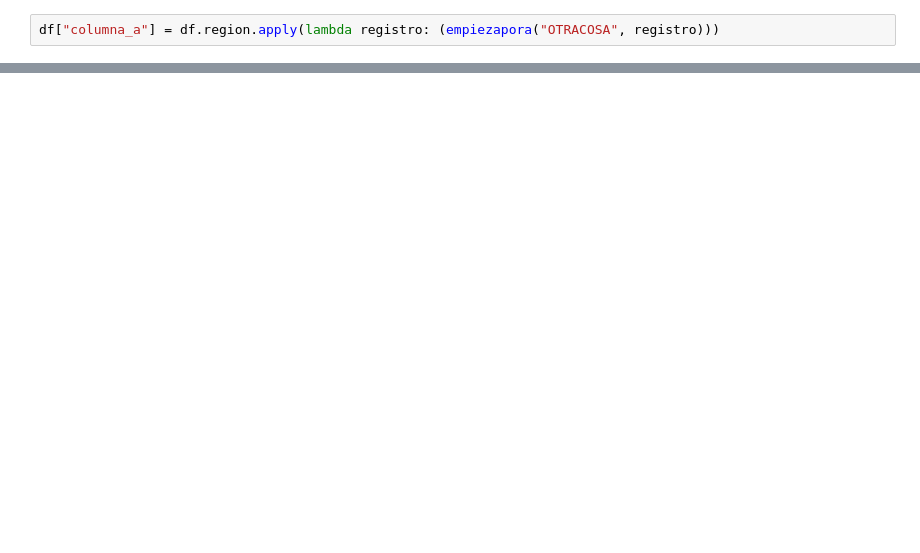
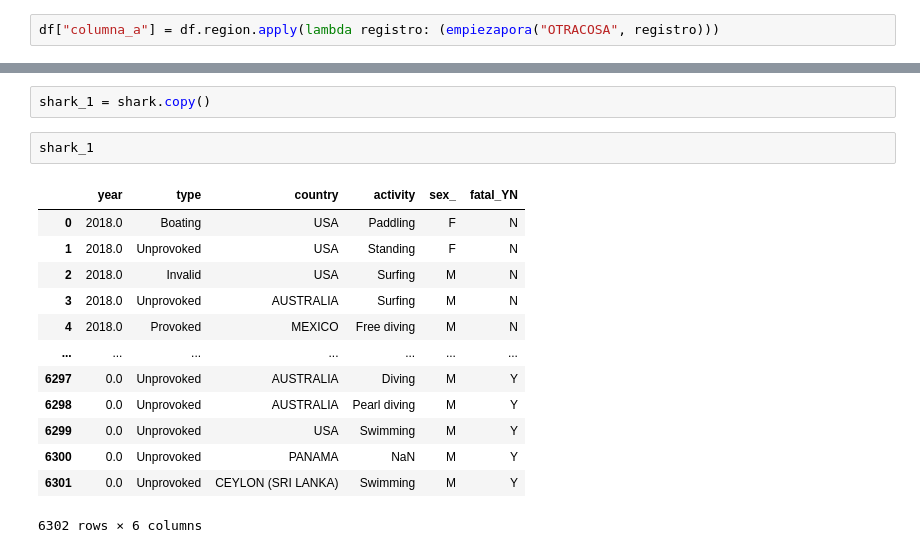
Before and after one commit to AntonioLopga12/-pandas-projec-, a Jupyter notebook: Pandas_sharks.ipynb, the cells around one changed output, grey strips where cells are left out. Cells and saved outputs as stored; diff of their text form; blank space fills up the shorter version.

```diff
--- a/Pandas_sharks.ipynb
+++ b/Pandas_sharks.ipynb
@@ -773,0 +1123,18 @@ df["columna_a"] = df.region.apply(lambda registro: (empiezapora("OTRACOSA", regi
+# %%
+shark_1 = shark.copy()
+# %%
+shark_1
+# %% [output]
+|  | year | type | country | activity | sex_ | fatal_YN |
+| 0 | 2018.0 | Boating | USA | Paddling | F | N |
+| 1 | 2018.0 | Unprovoked | USA | Standing | F | N |
+| 2 | 2018.0 | Invalid | USA | Surfing | M | N |
+| 3 | 2018.0 | Unprovoked | AUSTRALIA | Surfing | M | N |
+| 4 | 2018.0 | Provoked | MEXICO | Free diving | M | N |
+| ... | ... | ... | ... | ... | ... | ... |
+| 6297 | 0.0 | Unprovoked | AUSTRALIA | Diving | M | Y |
+| 6298 | 0.0 | Unprovoked | AUSTRALIA | Pearl diving | M | Y |
+| 6299 | 0.0 | Unprovoked | USA | Swimming | M | Y |
+| 6300 | 0.0 | Unprovoked | PANAMA | NaN | M | Y |
+| 6301 | 0.0 | Unprovoked | CEYLON (SRI LANKA) | Swimming | M | Y |
+6302 rows × 6 columns
```
Also changed, not shown: parts of 76 cells of this notebook, 1 other file.
